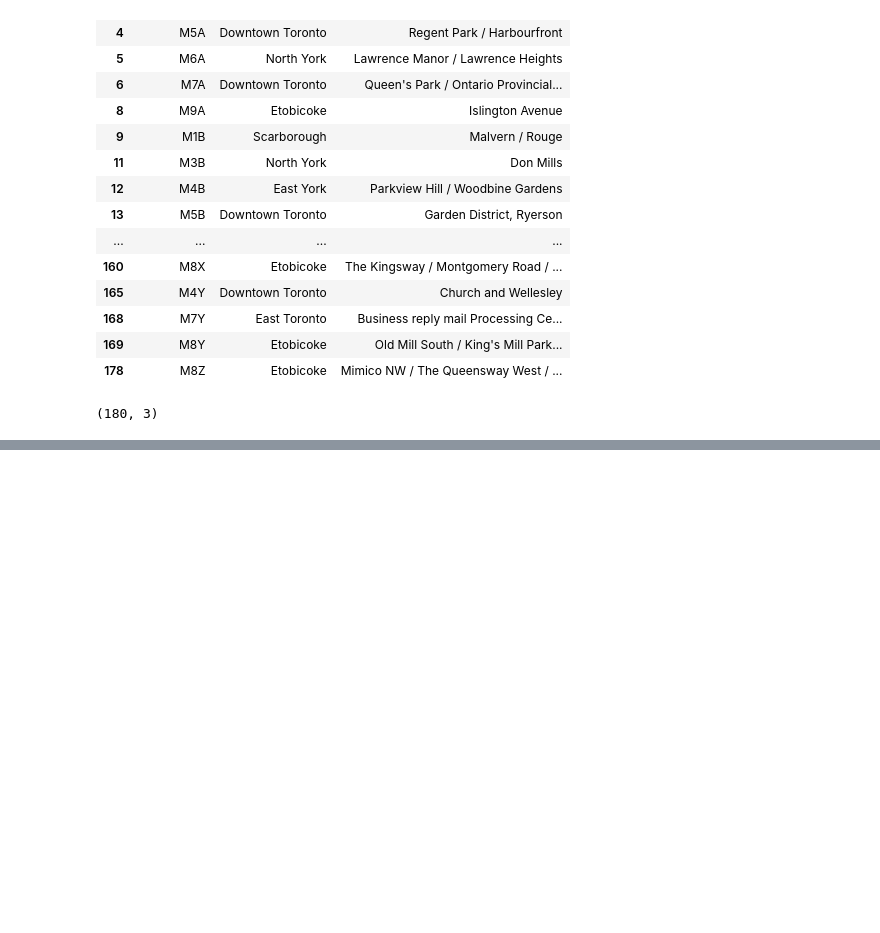
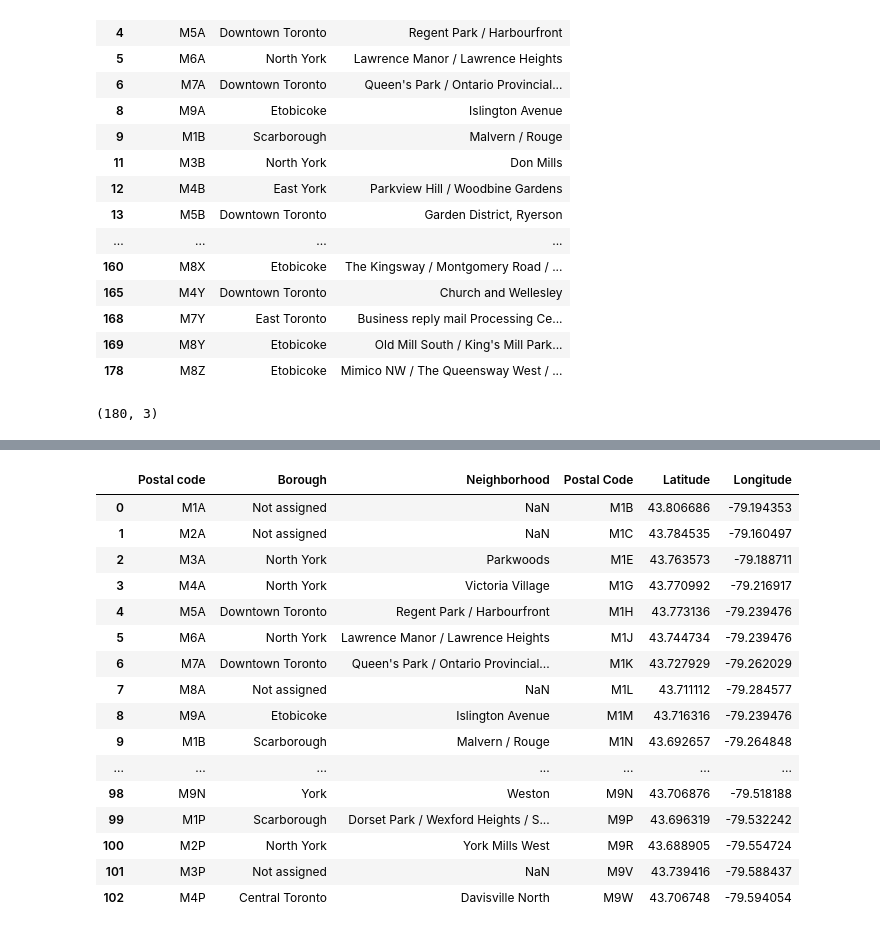
Before and after one commit to aoluwatooni/Cousera_Capstone, a Jupyter notebook: Segmenting_and_Clustering_Neighborhoods_in_Toronto.ipynb, the cells around one changed output, grey strips where cells are left out. Drawn from its saved outputs; the diff is of its cells as text; code cells hidden in the pictures; blank space fills up the shorter version.

Commit message:
Segmenting and Clustering Neighborhoods in Toronto

```diff
--- a/Segmenting_and_Clustering_Neighborhoods_in_Toronto.ipynb
+++ b/Segmenting_and_Clustering_Neighborhoods_in_Toronto.ipynb
@@ -111,0 +114,4 @@ Postal_code_canada.shape
+# %%
+# Read data from 'Geospatial_Coordinates.csv'
+toronto_data = pd.read_csv("Geospatial_Coordinates.csv")
+toronto_data
@@ -111,0 +136,24 @@ Postal_code_canada.shape
+# %%
+# Merge dataframes of Postal_code_canada and toronto_data
+
+toronto = pd.concat([Postal_code_canada, toronto_data], axis=1, join='inner')
+# %%
+toronto
+# %% [output]
+|  | Postal code | Borough | Neighborhood | Postal Code | Latitude | Longitude |
+| 0 | M1A | Not assigned | NaN | M1B | 43.806686 | -79.194353 |
+| 1 | M2A | Not assigned | NaN | M1C | 43.784535 | -79.160497 |
+| 2 | M3A | North York | Parkwoods | M1E | 43.763573 | -79.188711 |
+| 3 | M4A | North York | Victoria Village | M1G | 43.770992 | -79.216917 |
+| 4 | M5A | Downtown Toronto | Regent Park / Harbourfront | M1H | 43.773136 | -79.239476 |
+| 5 | M6A | North York | Lawrence Manor / Lawrence Heights | M1J | 43.744734 | -79.239476 |
+| 6 | M7A | Downtown Toronto | Queen's Park / Ontario Provincial... | M1K | 43.727929 | -79.262029 |
+| 7 | M8A | Not assigned | NaN | M1L | 43.711112 | -79.284577 |
+| 8 | M9A | Etobicoke | Islington Avenue | M1M | 43.716316 | -79.239476 |
+| 9 | M1B | Scarborough | Malvern / Rouge | M1N | 43.692657 | -79.264848 |
+| ... | ... | ... | ... | ... | ... | ... |
+| 98 | M9N | York | Weston | M9N | 43.706876 | -79.518188 |
+| 99 | M1P | Scarborough | Dorset Park / Wexford Heights / S... | M9P | 43.696319 | -79.532242 |
+| 100 | M2P | North York | York Mills West | M9R | 43.688905 | -79.554724 |
+| 101 | M3P | Not assigned | NaN | M9V | 43.739416 | -79.588437 |
+| 102 | M4P | Central Toronto | Davisville North | M9W | 43.706748 | -79.594054 |
```
Also changed, not shown: parts of 5 cells of this notebook.
